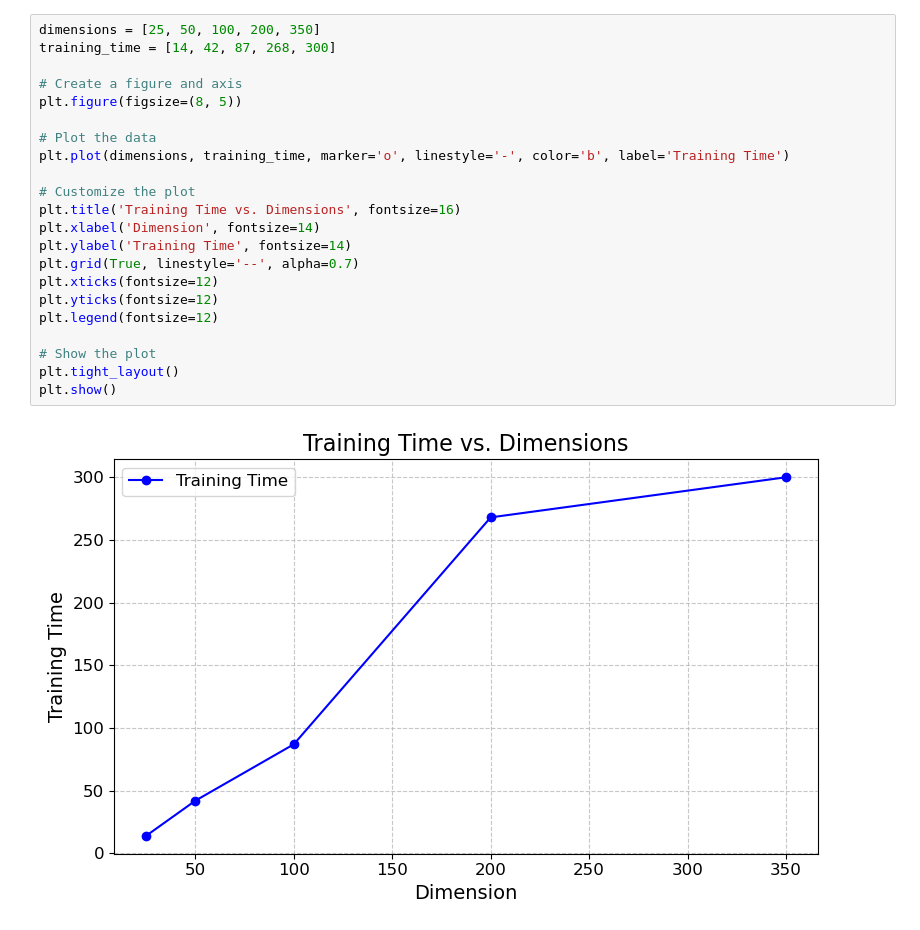
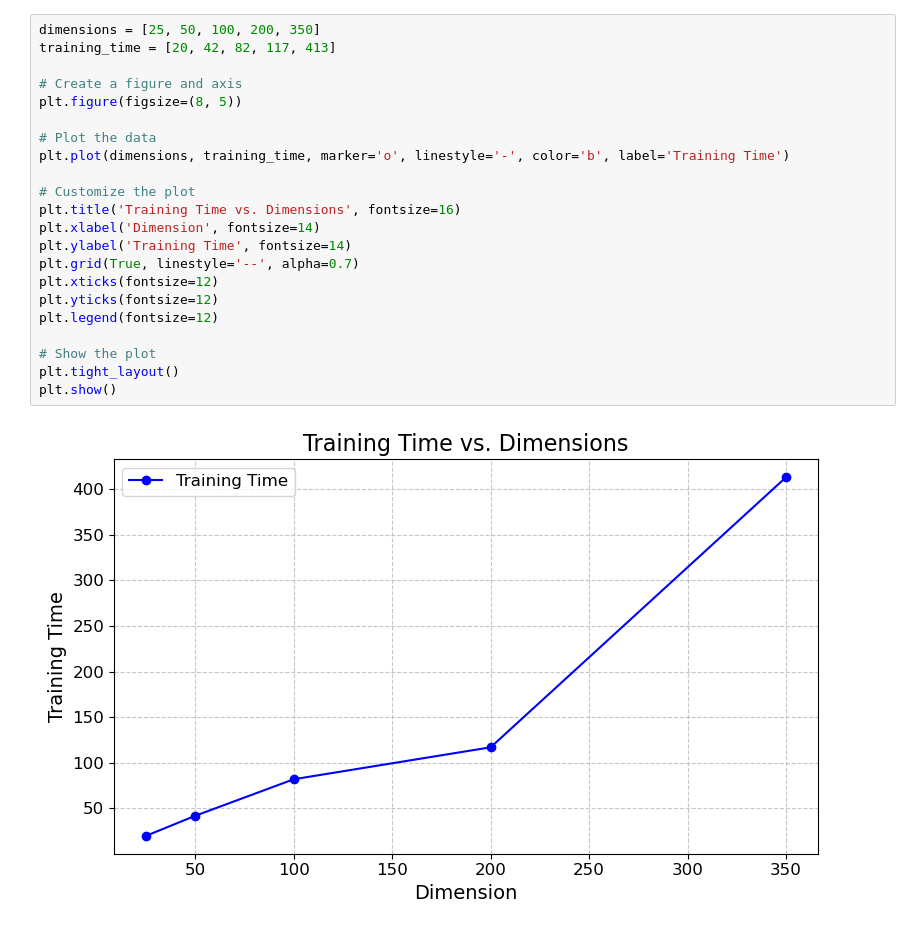
Before and after one commit to mukundprnair/cs178_project, a Jupyter notebook: data_observation.ipynb, the cells around one changed output. Drawn from its saved outputs; the diff is of its cells as text.

```diff
--- a/data_observation.ipynb
+++ b/data_observation.ipynb
@@ -71,27 +77,27 @@ plt.show()
 # %%
 dimensions = [25, 50, 100, 200, 350]
-training_time = [14, 42, 87, 268, 300]
+training_time = [20, 42, 82, 117, 413]
 
 # Create a figure and axis
 plt.figure(figsize=(8, 5))
 
 # Plot the data
 plt.plot(dimensions, training_time, marker='o', linestyle='-', color='b', label='Training Time')
 
 # Customize the plot
 plt.title('Training Time vs. Dimensions', fontsize=16)
 plt.xlabel('Dimension', fontsize=14)
 plt.ylabel('Training Time', fontsize=14)
 plt.grid(True, linestyle='--', alpha=0.7)
 plt.xticks(fontsize=12)
 plt.yticks(fontsize=12)
 plt.legend(fontsize=12)
 
 # Show the plot
 plt.tight_layout()
 plt.show()
 # %% [output]
-[figure, old version]
+[figure, new version]
 # %%
 from sklearn.neural_network import MLPClassifier
 from sklearn.metrics import classification_report
```
Also changed, not shown: parts of 4 cells of this notebook.
